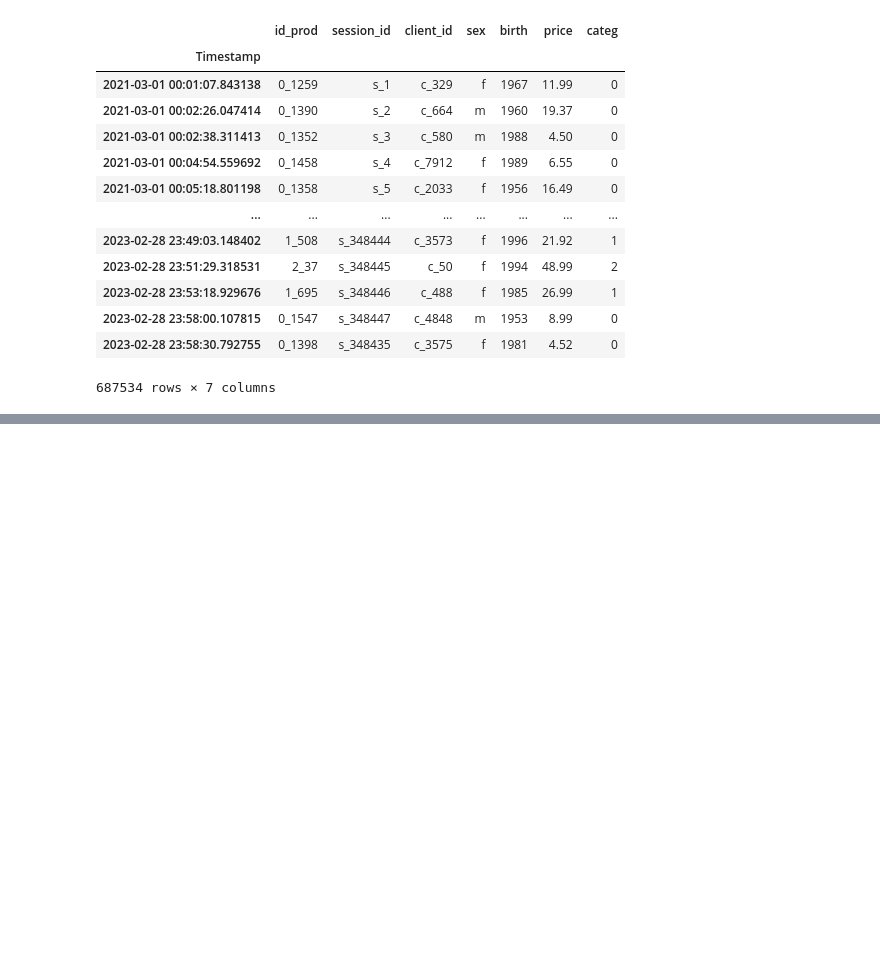
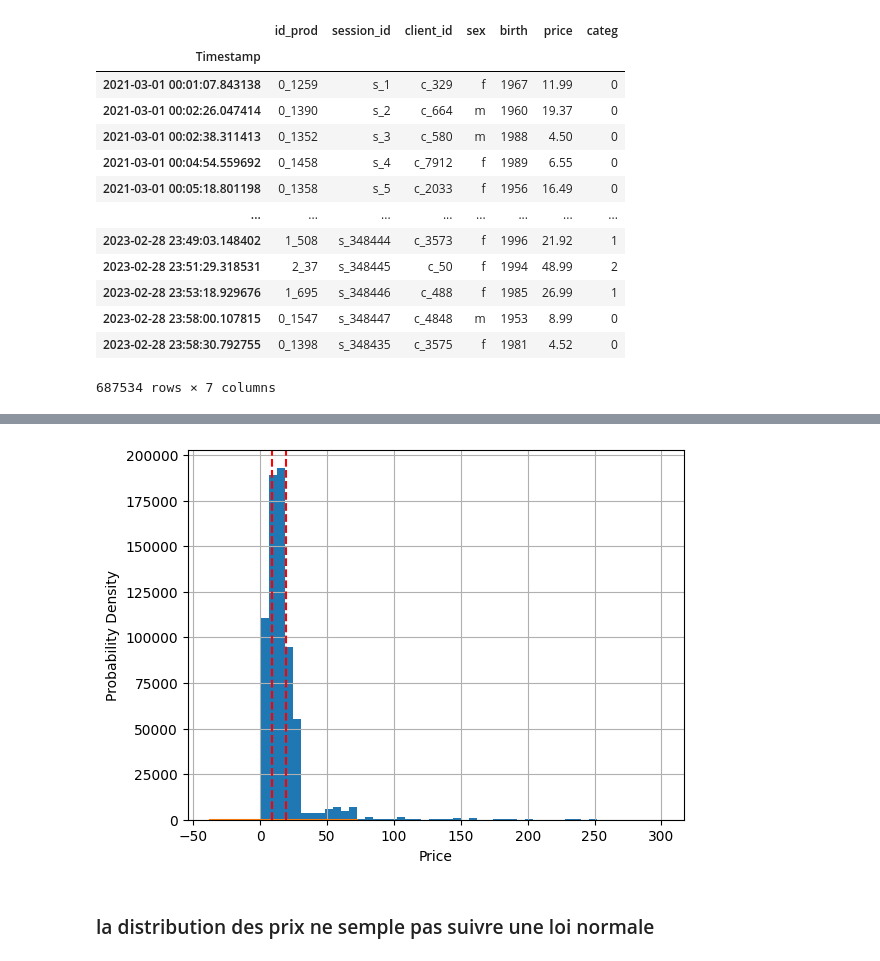
Before and after one commit to IshemZ/Projet_6-Lapage, a Jupyter notebook: Programme/5.data_statistics.ipynb, the cells around one changed output, grey strips where cells are left out. Saved outputs shown, nothing was run; the diff lists cells and outputs as text; code cells hidden in the pictures; blank space fills up the shorter version.

```diff
--- a/Programme/5.data_statistics.ipynb
+++ b/Programme/5.data_statistics.ipynb
@@ -19,2 +22,5 @@ from scipy.stats import pearsonr
 # %%
 df_stat = pd.read_csv('../Source/Data_processed/lapage_all.csv', sep=';', index_col=['Timestamp'] , parse_dates=True)
+# %%
+df_stat['categ'] = df_stat['categ'].astype(str)
+df_stat.info()
@@ -37,0 +160,20 @@ df_stat
+# %%
+df_stat['price'].hist(bins=50)
+
+# Generate data for the normal distribution
+mu = df_stat['price'].mean()
+sigma = df_stat['price'].std()
+x = np.linspace(mu - 3*sigma, mu + 3*sigma, 100)
+y = stats.norm.pdf(x, mu, sigma)
+
+# Plot the normal distribution curve
+plt.plot(x, y)
+plt.axvline(x=np.percentile(df_stat['price'], 25), color='r', linestyle='--')
+plt.axvline(x=np.percentile(df_stat['price'], 75), color='r', linestyle='--')
+plt.xlabel('Price')
+plt.ylabel('Probability Density')
+plt.show()
+# %% [output]
+[figure, added]
+# %% [markdown]
+### la distribution des prix ne semple pas suivre une loi normale
```
Also changed, not shown: parts of 12 cells of this notebook.
